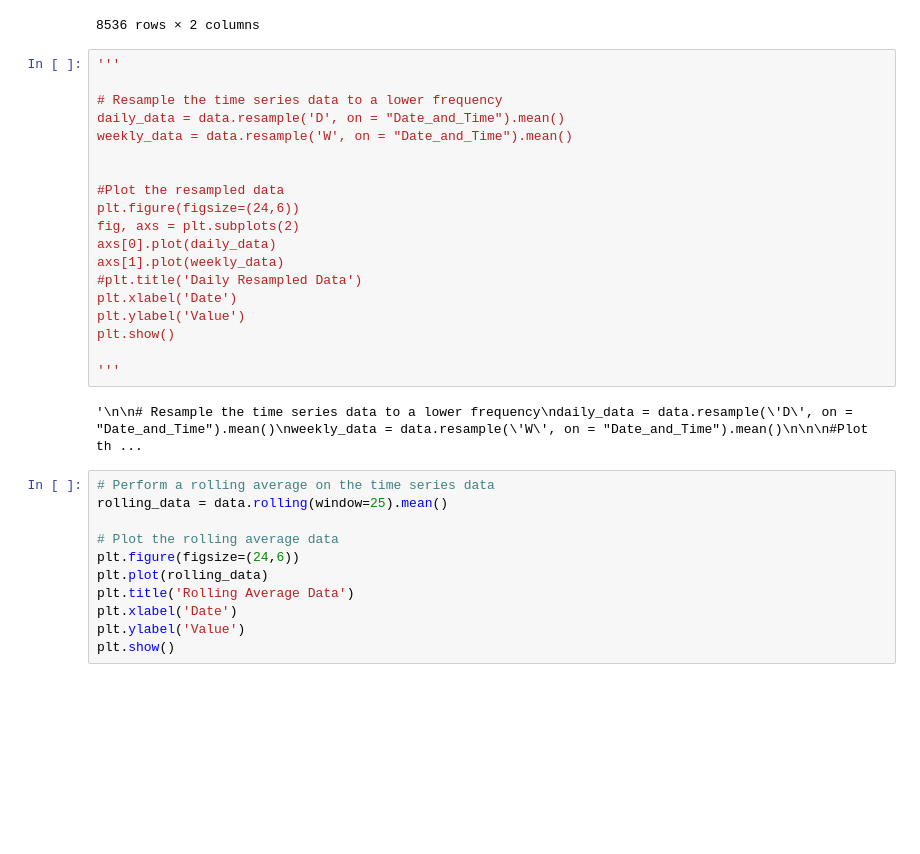
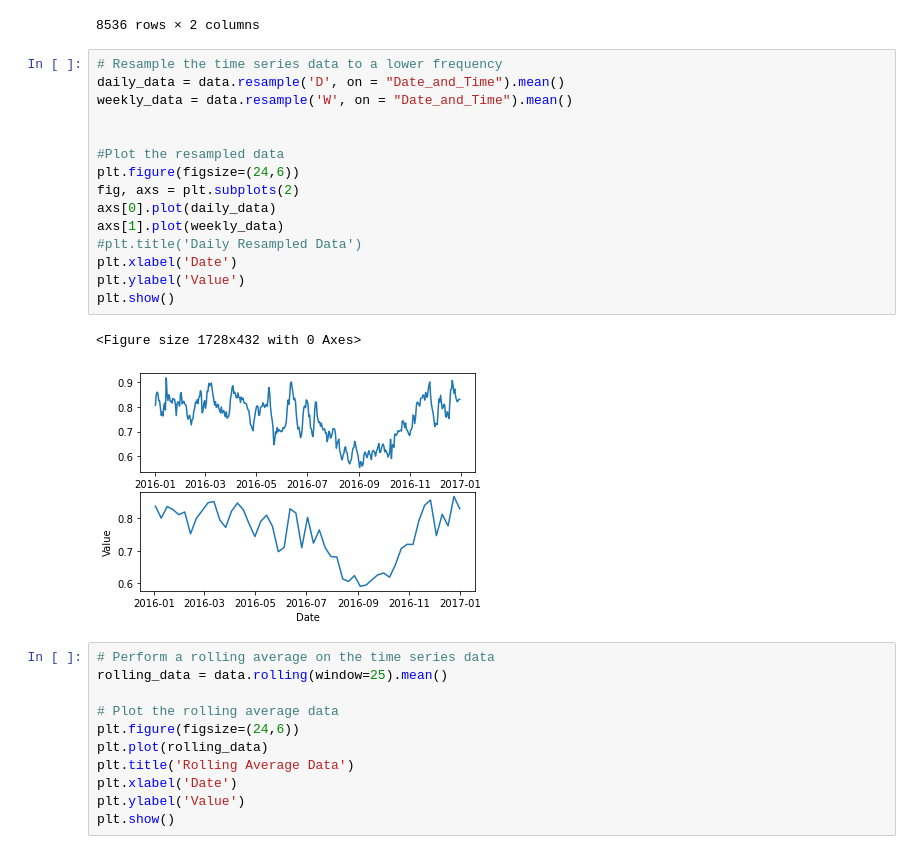
Before and after one commit to ravi19ved/tide-analysis, a Jupyter notebook: spectral-analysis/time_series_analysis.ipynb, the cells around one changed output. Drawn from its saved outputs; the diff is of its cells as text; blank space fills up the shorter version.

```diff
--- a/spectral-analysis/time_series_analysis.ipynb
+++ b/spectral-analysis/time_series_analysis.ipynb
@@ -62,26 +62,23 @@ data
 | 8418 | 2016-12-31 23:00:00 | 1.127 |
 8536 rows × 2 columns
 # %%
-'''
-
 # Resample the time series data to a lower frequency
 daily_data = data.resample('D', on = "Date_and_Time").mean()
 weekly_data = data.resample('W', on = "Date_and_Time").mean()
 
 
 #Plot the resampled data
 plt.figure(figsize=(24,6))
 fig, axs = plt.subplots(2)
 axs[0].plot(daily_data)
 axs[1].plot(weekly_data)
 #plt.title('Daily Resampled Data')
 plt.xlabel('Date')
 plt.ylabel('Value')
 plt.show()
-
-'''
 # %% [output]
-'\n\n# Resample the time series data to a lower frequency\ndaily_data = data.resample(\'D\', on = "Date_and_Time").mean()\nweekly_data = data.resample(\'W\', on = "Date_and_Time").mean()\n\n\n#Plot th ...
+<Figure size 1728x432 with 0 Axes>
+[figure, added]
 # %%
 # Perform a rolling average on the time series data
 rolling_data = data.rolling(window=25).mean()
```
Also changed, not shown: parts of 1 cell of this notebook, 1 other file.
